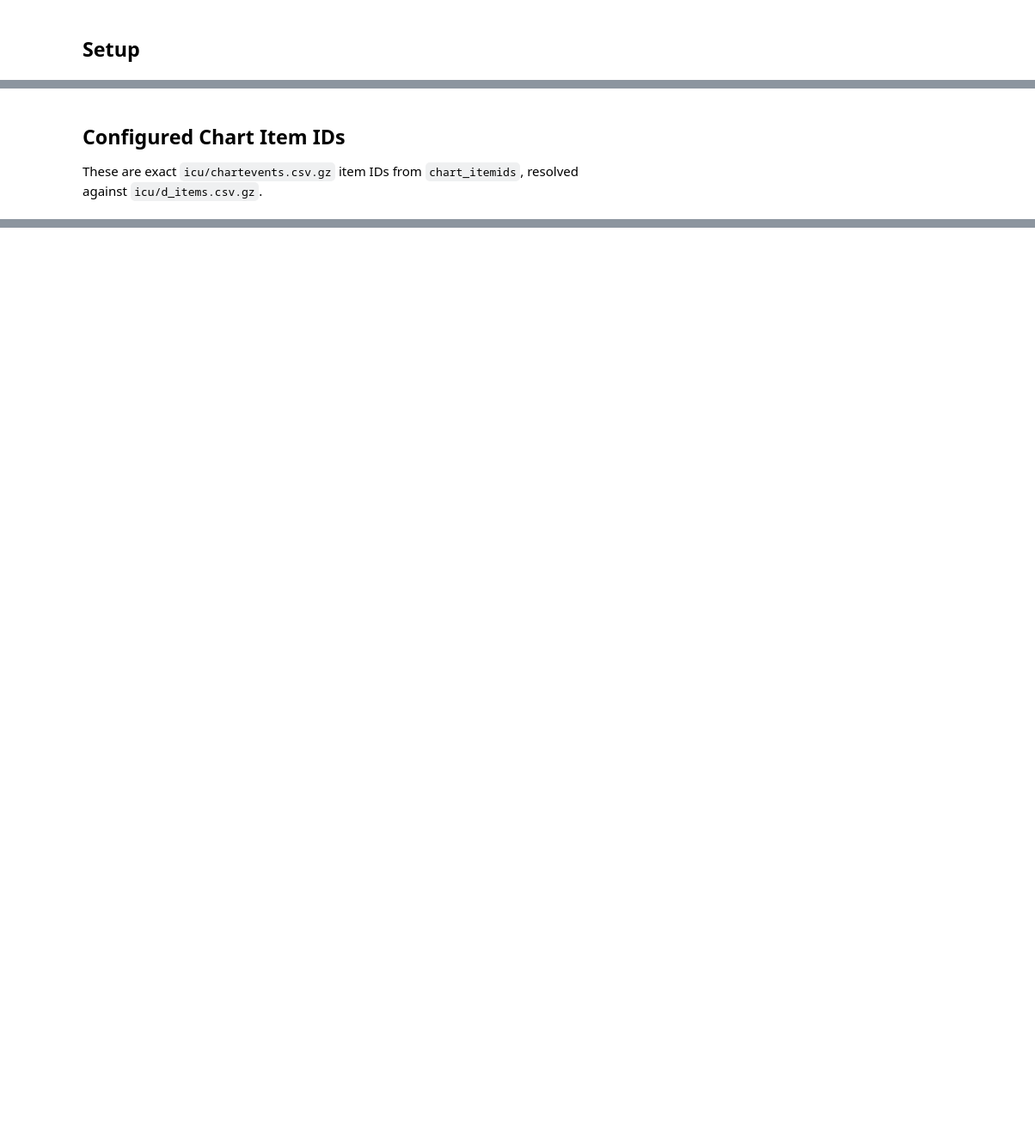
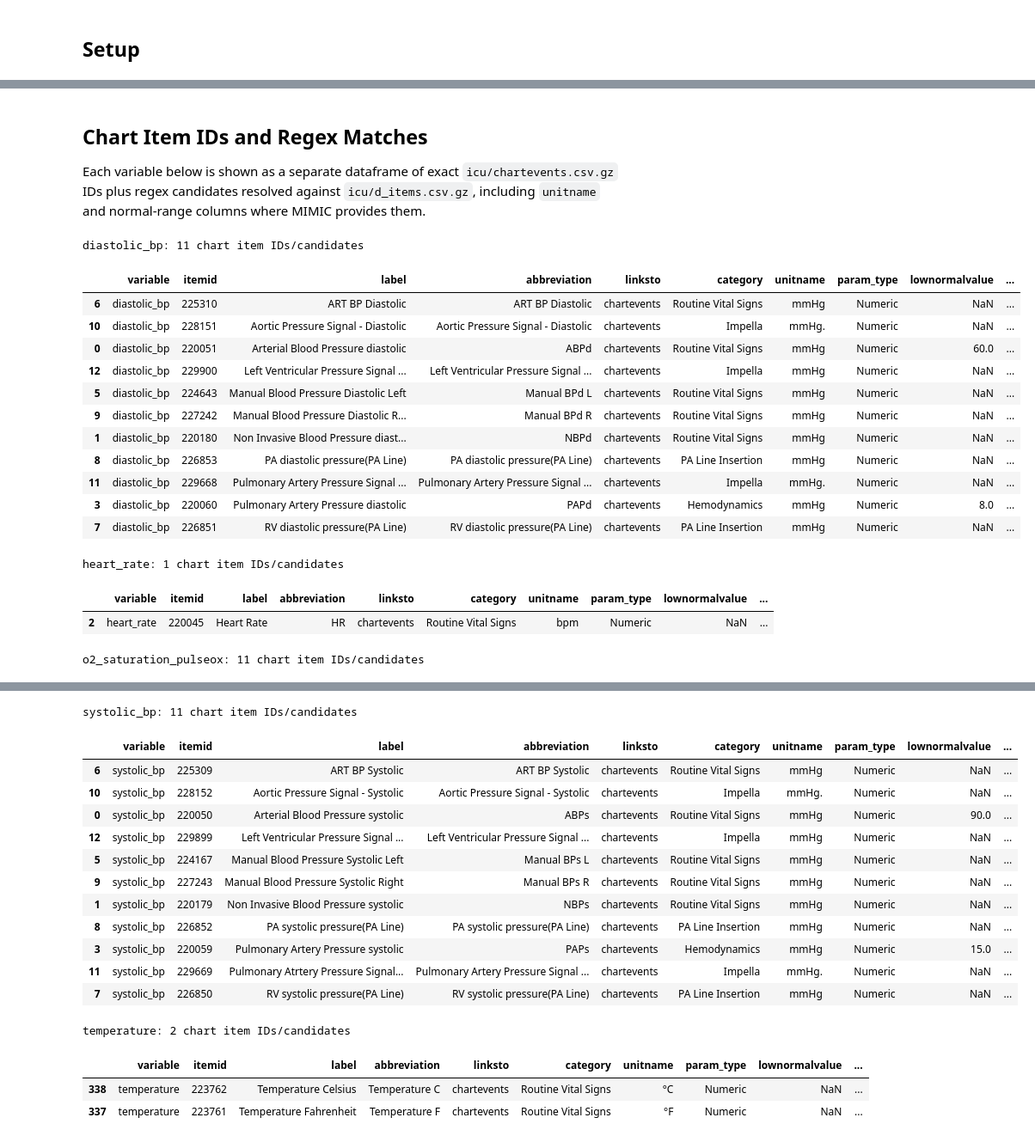
Before and after one commit to MichalWeisman/Interpretable-ViT-for-Timeseries, a Jupyter notebook: notebooks/mimic_targets/mimic_general_item_exploration.ipynb, the cells around one changed output, grey strips where cells are left out. Shown at 86% size. Drawn from its saved outputs; the diff is of its cells as text; code cells hidden in the pictures; blank space fills up the shorter version.

```diff
--- a/notebooks/mimic_targets/mimic_general_item_exploration.ipynb
+++ b/notebooks/mimic_targets/mimic_general_item_exploration.ipynb
@@ -46,6 +107,6 @@ print('Patient-level tables are not read in this notebook.')
 # %%
 lab_items = source.read_table('hosp/d_labitems.csv.gz', usecols=['itemid', 'label', 'fluid', 'category'])
-icu_items = source.read_table('icu/d_items.csv.gz', usecols=['itemid', 'label', 'abbreviation', 'category', 'unitname', 'param_type'])
+icu_items = source.read_table('icu/d_items.csv.gz', usecols=['itemid', 'label', 'abbreviation', 'linksto', 'category', 'unitname', 'param_type', 'lownormalvalue', 'highnormalvalue'])
 
 lab_items['search_text'] = lab_items[['label', 'fluid', 'category']].fillna('').astype(str).agg(' '.join, axis=1).str.lower()
 icu_items['search_text'] = icu_items[['label', 'abbreviation', 'category', 'unitname', 'param_type']].fillna('').astype(str).agg(' '.join, axis=1).str.lower()
@@ -82,4 +245,4 @@ display(lab_matches.groupby('variable')['itemid'].nunique().rename('matched_lab_
 # %% [markdown]
-## Configured Chart Item IDs
+## Chart Item IDs and Regex Matches
 
-These are exact `icu/chartevents.csv.gz` item IDs from `chart_itemids`, resolved against `icu/d_items.csv.gz`.
+Each variable below is shown as a separate dataframe of exact `icu/chartevents.csv.gz` IDs plus regex candidates resolved against `icu/d_items.csv.gz`, including `unitname` and normal-range columns where MIMIC provides them.
@@ -116,0 +249,48 @@ display(chart_matches.groupby('variable')['itemid'].nunique().rename('configured
+# %%
+chart_match_frames = {}
+chart_variables = sorted(set(EXPLORATORY_CHART_ITEMIDS) | set(EXPLORATORY_CHART_REGEXES) | set(config.chart_itemids) | set(config.chart_regexes))
+chart_display_columns = ['variable', 'itemid', 'label', 'abbreviation', 'linksto', 'category', 'unitname', 'param_type', 'lownormalvalue', 'highnormalvalue', 'patterns', 'exact_config_id', 'missing_from_dictionary']
+for variable in chart_variables:
+    requested = sorted({int(itemid) for itemid in EXPLORATORY_CHART_ITEMIDS.get(variable, [])} | {int(itemid) for itemid in config.chart_itemids.get(variable, [])})
+    patterns = EXPLORATORY_CHART_REGEXES.get(variable, config.chart_regexes.get(variable, []))
+    exact_ids = {int(itemid) for itemid in config.chart_itemids.get(variable, [])}
+    matched = icu_items[icu_items['itemid'].isin(requested)].copy()
+    if patterns:
+        matched = pd.concat([matched, icu_items[match_patterns(icu_items['search_text'], patterns)]], ignore_index=True).drop_duplicates('itemid')
+    missing = sorted(set(requested) - set(matched['itemid'].astype(int)))
+    matched = matched.sort_values(['label', 'itemid']).drop(columns=['search_text'])
+    matched.insert(0, 'variable', variable)
+    matched['patterns'] = ', '.join(patterns)
+    matched['exact_config_id'] = matched['itemid'].astype(int).isin(exact_ids)
+    matched['missing_from_dictionary'] = False
+    if missing:
+        missing_frame = pd.DataFrame({'variable': variable, 'itemid': missing, 'missing_from_dictionary': True, 'patterns': ', '.join(patterns), 'exact_config_id': False})
+        matched = pd.concat([matched, missing_frame], ignore_index=True)
+    for column in chart_display_columns:
+        if column not in matched.columns:
+            matched[column] = pd.NA
+    matched = matched[chart_display_columns]
+    chart_match_frames[variable] = matched
+    print(f'\n{variable}: {matched["itemid"].nunique()} chart item IDs/candidates')
+    display(matched)
+
+chart_matches = pd.concat(chart_match_frames.values(), ignore_index=True) if chart_match_frames else pd.DataFrame()
+display(chart_matches.groupby('variable')['itemid'].nunique().rename('matched_chart_itemids').to_frame() if not chart_matches.empty else pd.DataFrame())
+# %% [output]
+diastolic_bp: 11 chart item IDs/candidates
+|  | variable | itemid | label | abbreviation | linksto | category | unitname | param_type | lownormalvalue | ... |
+| 6 | diastolic_bp | 225310 | ART BP Diastolic | ART BP Diastolic | chartevents | Routine Vital Signs | mmHg | Numeric | NaN | ... |
+| 10 | diastolic_bp | 228151 | Aortic Pressure Signal - Diastolic | Aortic Pressure Signal - Diastolic | chartevents | Impella | mmHg. | Numeric | NaN | ... |
+| 0 | diastolic_bp | 220051 | Arterial Blood Pressure diastolic | ABPd | chartevents | Routine Vital Signs | mmHg | Numeric | 60.0 | ... |
+| 12 | diastolic_bp | 229900 | Left Ventricular Pressure Signal ... | Left Ventricular Pressure Signal ... | chartevents | Impella | mmHg | Numeric | NaN | ... |
+| 5 | diastolic_bp | 224643 | Manual Blood Pressure Diastolic Left | Manual BPd L | chartevents | Routine Vital Signs | mmHg | Numeric | NaN | ... |
+| 9 | diastolic_bp | 227242 | Manual Blood Pressure Diastolic R... | Manual BPd R | chartevents | Routine Vital Signs | mmHg | Numeric | NaN | ... |
+| 1 | diastolic_bp | 220180 | Non Invasive Blood Pressure diast... | NBPd | chartevents | Routine Vital Signs | mmHg | Numeric | NaN | ... |
+| 8 | diastolic_bp | 226853 | PA diastolic pressure(PA Line) | PA diastolic pressure(PA Line) | chartevents | PA Line Insertion | mmHg | Numeric | NaN | ... |
+| 11 | diastolic_bp | 229668 | Pulmonary Artery Pressure Signal ... | Pulmonary Artery Pressure Signal ... | chartevents | Impella | mmHg. | Numeric | NaN | ... |
+| 3 | diastolic_bp | 220060 | Pulmonary Artery Pressure diastolic | PAPd | chartevents | Hemodynamics | mmHg | Numeric | 8.0 | ... |
+| 7 | diastolic_bp | 226851 | RV diastolic pressure(PA Line) | RV diastolic pressure(PA Line) | chartevents | PA Line Insertion | mmHg | Numeric | NaN | ... |
+heart_rate: 1 chart item IDs/candidates
+|  | variable | itemid | label | abbreviation | linksto | category | unitname | param_type | lownormalvalue | ... |
+| 2 | heart_rate | 220045 | Heart Rate | HR | chartevents | Routine Vital Signs | bpm | Numeric | NaN | ... |
+o2_saturation_pulseox: 11 chart item IDs/candidates
@@ -116,0 +309,17 @@ display(chart_matches.groupby('variable')['itemid'].nunique().rename('configured
+systolic_bp: 11 chart item IDs/candidates
+|  | variable | itemid | label | abbreviation | linksto | category | unitname | param_type | lownormalvalue | ... |
+| 6 | systolic_bp | 225309 | ART BP Systolic | ART BP Systolic | chartevents | Routine Vital Signs | mmHg | Numeric | NaN | ... |
+| 10 | systolic_bp | 228152 | Aortic Pressure Signal - Systolic | Aortic Pressure Signal - Systolic | chartevents | Impella | mmHg. | Numeric | NaN | ... |
+| 0 | systolic_bp | 220050 | Arterial Blood Pressure systolic | ABPs | chartevents | Routine Vital Signs | mmHg | Numeric | 90.0 | ... |
+| 12 | systolic_bp | 229899 | Left Ventricular Pressure Signal ... | Left Ventricular Pressure Signal ... | chartevents | Impella | mmHg | Numeric | NaN | ... |
+| 5 | systolic_bp | 224167 | Manual Blood Pressure Systolic Left | Manual BPs L | chartevents | Routine Vital Signs | mmHg | Numeric | NaN | ... |
+| 9 | systolic_bp | 227243 | Manual Blood Pressure Systolic Right | Manual BPs R | chartevents | Routine Vital Signs | mmHg | Numeric | NaN | ... |
+| 1 | systolic_bp | 220179 | Non Invasive Blood Pressure systolic | NBPs | chartevents | Routine Vital Signs | mmHg | Numeric | NaN | ... |
+| 8 | systolic_bp | 226852 | PA systolic pressure(PA Line) | PA systolic pressure(PA Line) | chartevents | PA Line Insertion | mmHg | Numeric | NaN | ... |
+| 3 | systolic_bp | 220059 | Pulmonary Artery Pressure systolic | PAPs | chartevents | Hemodynamics | mmHg | Numeric | 15.0 | ... |
+| 11 | systolic_bp | 229669 | Pulmonary Atrtery Pressure Signal... | Pulmonary Artery Pressure Signal ... | chartevents | Impella | mmHg. | Numeric | NaN | ... |
+| 7 | systolic_bp | 226850 | RV systolic pressure(PA Line) | RV systolic pressure(PA Line) | chartevents | PA Line Insertion | mmHg | Numeric | NaN | ... |
+temperature: 2 chart item IDs/candidates
+|  | variable | itemid | label | abbreviation | linksto | category | unitname | param_type | lownormalvalue | ... |
+| 338 | temperature | 223762 | Temperature Celsius | Temperature C | chartevents | Routine Vital Signs | °C | Numeric | NaN | ... |
+| 337 | temperature | 223761 | Temperature Fahrenheit | Temperature F | chartevents | Routine Vital Signs | °F | Numeric | NaN | ... |
```
Also changed, not shown: parts of 25 cells of this notebook, 23 other files.
